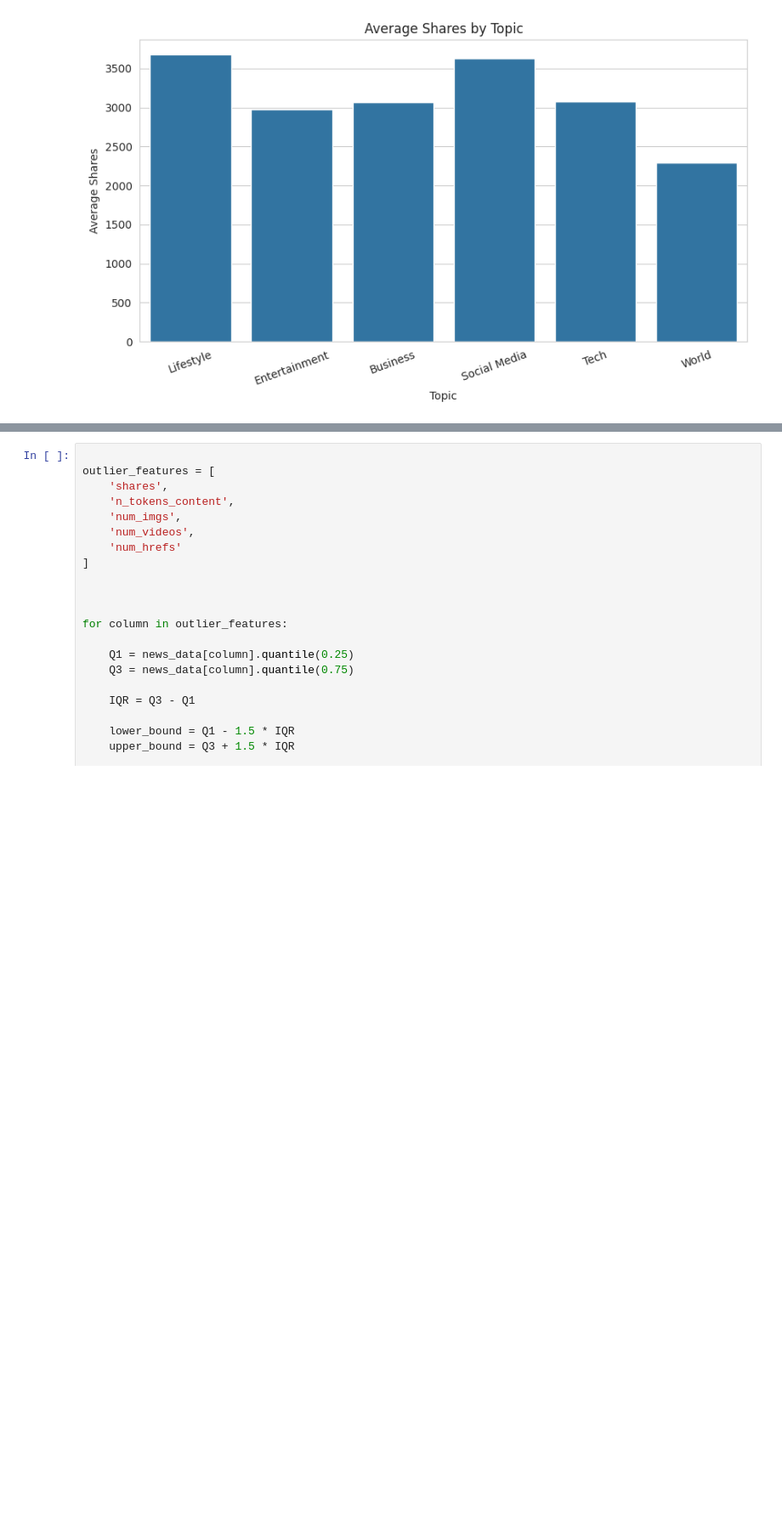
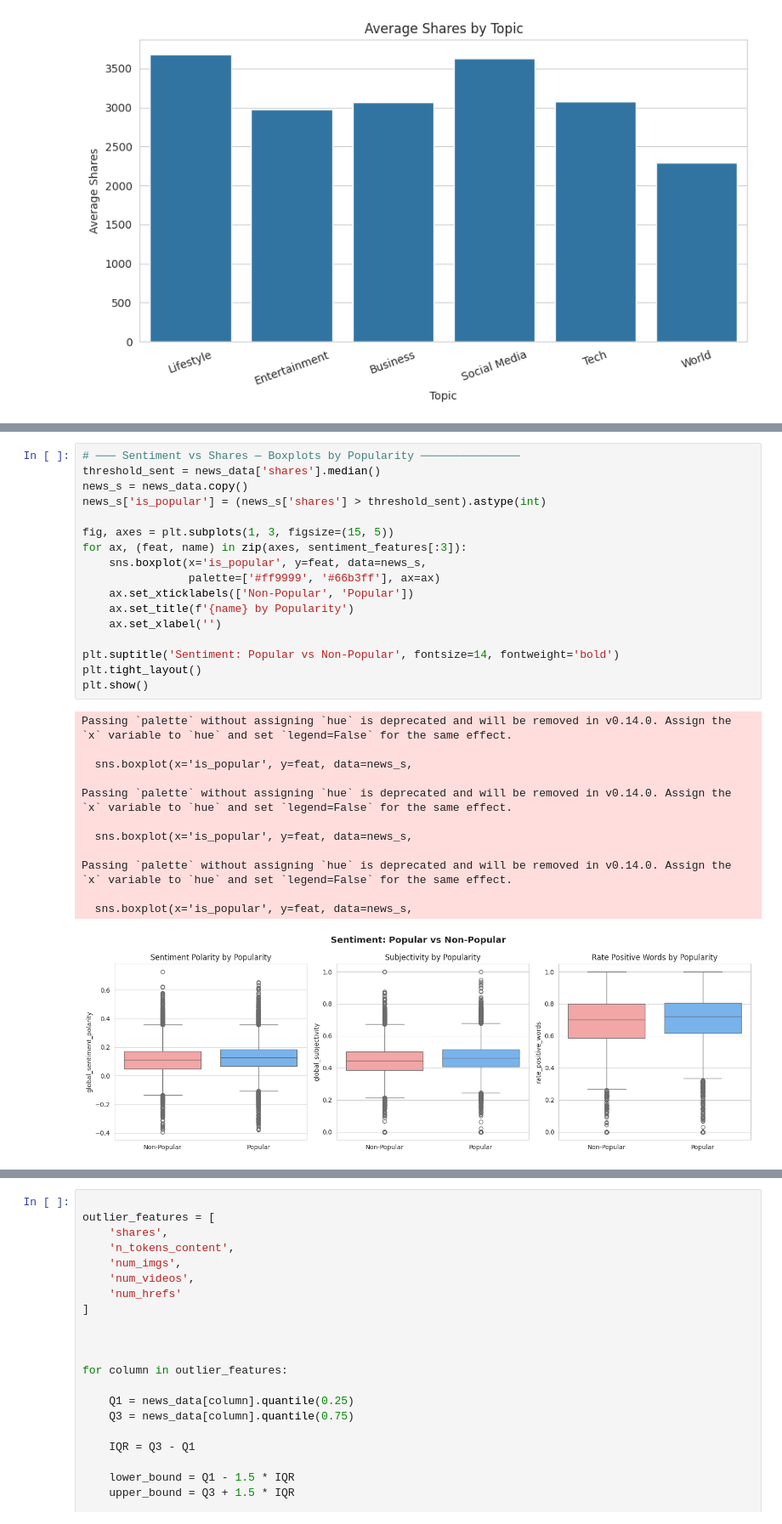
Before and after one commit to batoolabualhayjaa33-droid/ML-final-project, a Jupyter notebook: OnlineNewsPopularity.ipynb, the cells around one changed output, grey strips where cells are left out. Shown at 85% size. Saved outputs shown, nothing was run; the diff lists cells and outputs as text; blank space fills up the shorter version.

```diff
--- a/OnlineNewsPopularity.ipynb
+++ b/OnlineNewsPopularity.ipynb
@@ -356,0 +402,30 @@ plt.show()
+# %%
+# ─── Sentiment vs Shares — Boxplots by Popularity ───────────────
+threshold_sent = news_data['shares'].median()
+news_s = news_data.copy()
+news_s['is_popular'] = (news_s['shares'] > threshold_sent).astype(int)
+
+fig, axes = plt.subplots(1, 3, figsize=(15, 5))
+for ax, (feat, name) in zip(axes, sentiment_features[:3]):
+    sns.boxplot(x='is_popular', y=feat, data=news_s,
+                palette=['#ff9999', '#66b3ff'], ax=ax)
+    ax.set_xticklabels(['Non-Popular', 'Popular'])
+    ax.set_title(f'{name} by Popularity')
+    ax.set_xlabel('')
+
+plt.suptitle('Sentiment: Popular vs Non-Popular', fontsize=14, fontweight='bold')
+plt.tight_layout()
+plt.show()
+# %% [output]
+Passing `palette` without assigning `hue` is deprecated and will be removed in v0.14.0. Assign the `x` variable to `hue` and set `legend=False` for the same effect.
+
+  sns.boxplot(x='is_popular', y=feat, data=news_s,
+
+Passing `palette` without assigning `hue` is deprecated and will be removed in v0.14.0. Assign the `x` variable to `hue` and set `legend=False` for the same effect.
+
+  sns.boxplot(x='is_popular', y=feat, data=news_s,
+
+Passing `palette` without assigning `hue` is deprecated and will be removed in v0.14.0. Assign the `x` variable to `hue` and set `legend=False` for the same effect.
+
+  sns.boxplot(x='is_popular', y=feat, data=news_s,
+[figure, added]
```
Also changed, not shown: parts of 3 cells of this notebook.
